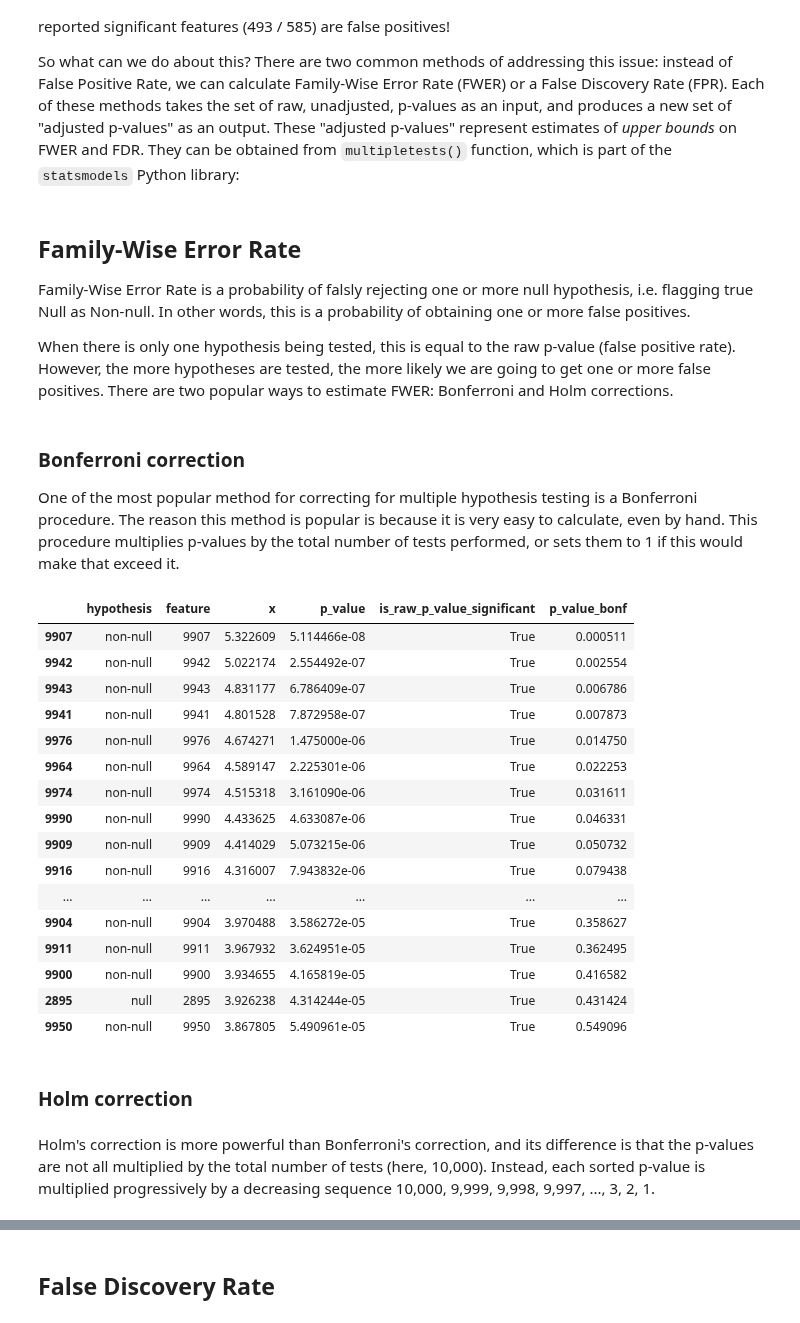
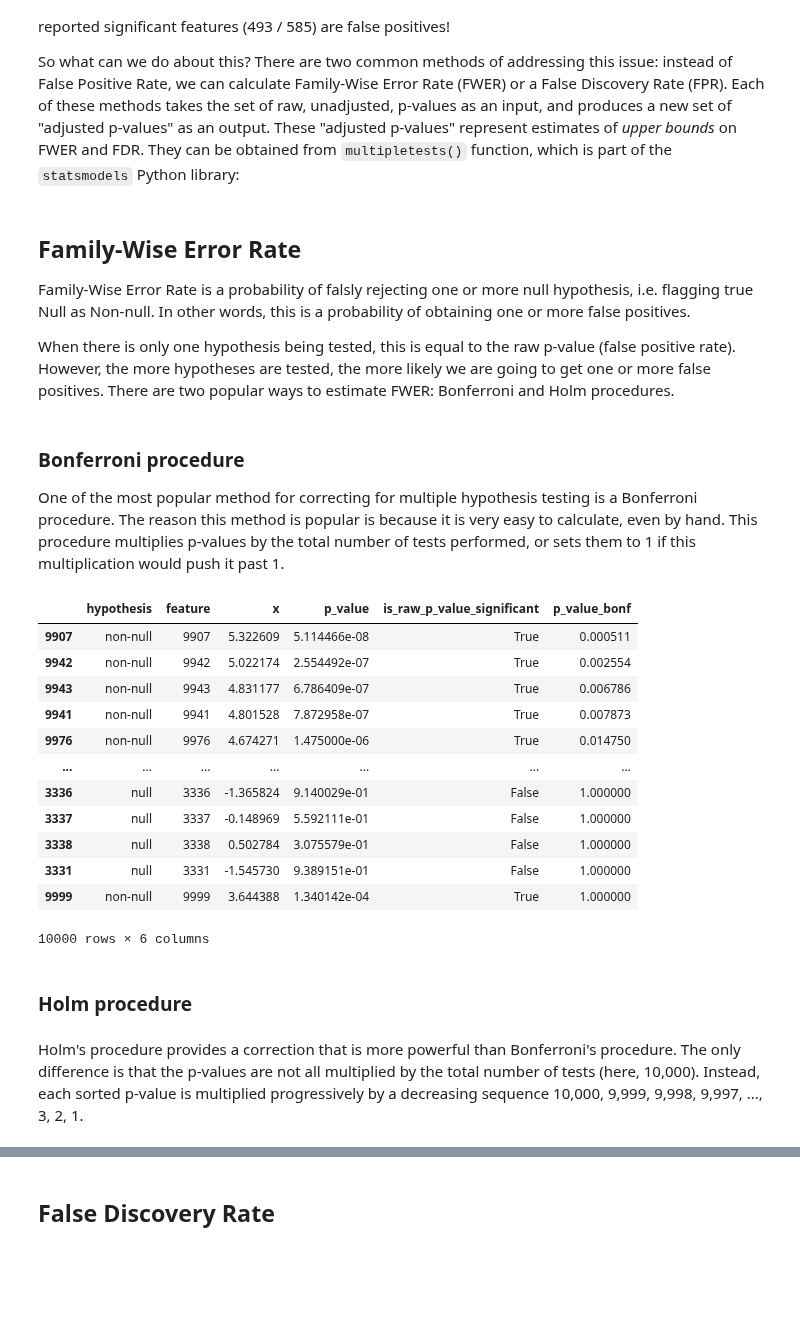
Before and after one commit to igor-sb/blog, a Jupyter notebook: multiple_hypothesis_testing.ipynb, the cells around one changed output, grey strips where cells are left out. Cells and saved outputs as stored; diff of their text form; code cells hidden in the pictures; blank space fills up the shorter version.

```diff
--- a/multiple_hypothesis_testing.ipynb
+++ b/multiple_hypothesis_testing.ipynb
@@ -99,35 +99,31 @@ def adjust_pvalues(p_values, method):
 
 Family-Wise Error Rate is a probability of falsly rejecting one or more null hypothesis, i.e. flagging true Null as Non-null. In other words, this is a probability of obtaining one or more false positives.
 
-When there is only one hypothesis being tested, this is equal to the raw p-value (false positive rate). However, the more hypotheses are tested, the more likely we are going to get one or more false positives. There are two popular ways to estimate FWER: Bonferroni and Holm corrections.
+When there is only one hypothesis being tested, this is equal to the raw p-value (false positive rate). However, the more hypotheses are tested, the more likely we are going to get one or more false positives. There are two popular ways to estimate FWER: Bonferroni and Holm procedures.
 # %% [markdown]
-### Bonferroni correction
+### Bonferroni procedure
 
-One of the most popular method for correcting for multiple hypothesis testing is a Bonferroni procedure. The reason this method is popular is because it is very easy to calculate, even by hand. This procedure multiplies p-values by the total number of tests performed, or sets them to 1 if this would make that exceed it.
+One of the most popular method for correcting for multiple hypothesis testing is a Bonferroni procedure. The reason this method is popular is because it is very easy to calculate, even by hand. This procedure multiplies p-values by the total number of tests performed, or sets them to 1 if this multiplication would push it past 1.
 # %%
 df['p_value_bonf'] = adjust_pvalues(df['p_value'], 'bonferroni')
-df.sort_values('p_value_bonf').head(20)
+df.sort_values('p_value_bonf')
 # %% [output]
 |  | hypothesis | feature | x | p_value | is_raw_p_value_significant | p_value_bonf |
 | 9907 | non-null | 9907 | 5.322609 | 5.114466e-08 | True | 0.000511 |
 | 9942 | non-null | 9942 | 5.022174 | 2.554492e-07 | True | 0.002554 |
 | 9943 | non-null | 9943 | 4.831177 | 6.786409e-07 | True | 0.006786 |
 | 9941 | non-null | 9941 | 4.801528 | 7.872958e-07 | True | 0.007873 |
 | 9976 | non-null | 9976 | 4.674271 | 1.475000e-06 | True | 0.014750 |
-| 9964 | non-null | 9964 | 4.589147 | 2.225301e-06 | True | 0.022253 |
-| 9974 | non-null | 9974 | 4.515318 | 3.161090e-06 | True | 0.031611 |
-| 9990 | non-null | 9990 | 4.433625 | 4.633087e-06 | True | 0.046331 |
-| 9909 | non-null | 9909 | 4.414029 | 5.073215e-06 | True | 0.050732 |
-| 9916 | non-null | 9916 | 4.316007 | 7.943832e-06 | True | 0.079438 |
 | ... | ... | ... | ... | ... | ... | ... |
-| 9904 | non-null | 9904 | 3.970488 | 3.586272e-05 | True | 0.358627 |
-| 9911 | non-null | 9911 | 3.967932 | 3.624951e-05 | True | 0.362495 |
-| 9900 | non-null | 9900 | 3.934655 | 4.165819e-05 | True | 0.416582 |
-| 2895 | null | 2895 | 3.926238 | 4.314244e-05 | True | 0.431424 |
-| 9950 | non-null | 9950 | 3.867805 | 5.490961e-05 | True | 0.549096 |
+| 3336 | null | 3336 | -1.365824 | 9.140029e-01 | False | 1.000000 |
+| 3337 | null | 3337 | -0.148969 | 5.592111e-01 | False | 1.000000 |
+| 3338 | null | 3338 | 0.502784 | 3.075579e-01 | False | 1.000000 |
+| 3331 | null | 3331 | -1.545730 | 9.389151e-01 | False | 1.000000 |
+| 9999 | non-null | 9999 | 3.644388 | 1.340142e-04 | True | 1.000000 |
+10000 rows × 6 columns
 # %% [markdown]
-### Holm correction
+### Holm procedure
 # %% [markdown]
-Holm's correction is more powerful than Bonferroni's correction, and its difference is that the p-values are not all multiplied by the total number of tests (here, 10,000). Instead, each sorted p-value is multiplied progressively by a decreasing sequence 10,000, 9,999, 9,998, 9,997, ..., 3, 2, 1.
+Holm's procedure provides a correction that is more powerful than Bonferroni's procedure. The only difference is that the p-values are not all multiplied by the total number of tests (here, 10,000). Instead, each sorted p-value is multiplied progressively by a decreasing sequence 10,000, 9,999, 9,998, 9,997, ..., 3, 2, 1.
 # %%
 df['p_value_holm'] = adjust_pvalues(df['p_value'], 'holm')
```
Also changed, not shown: parts of 8 cells of this notebook.
